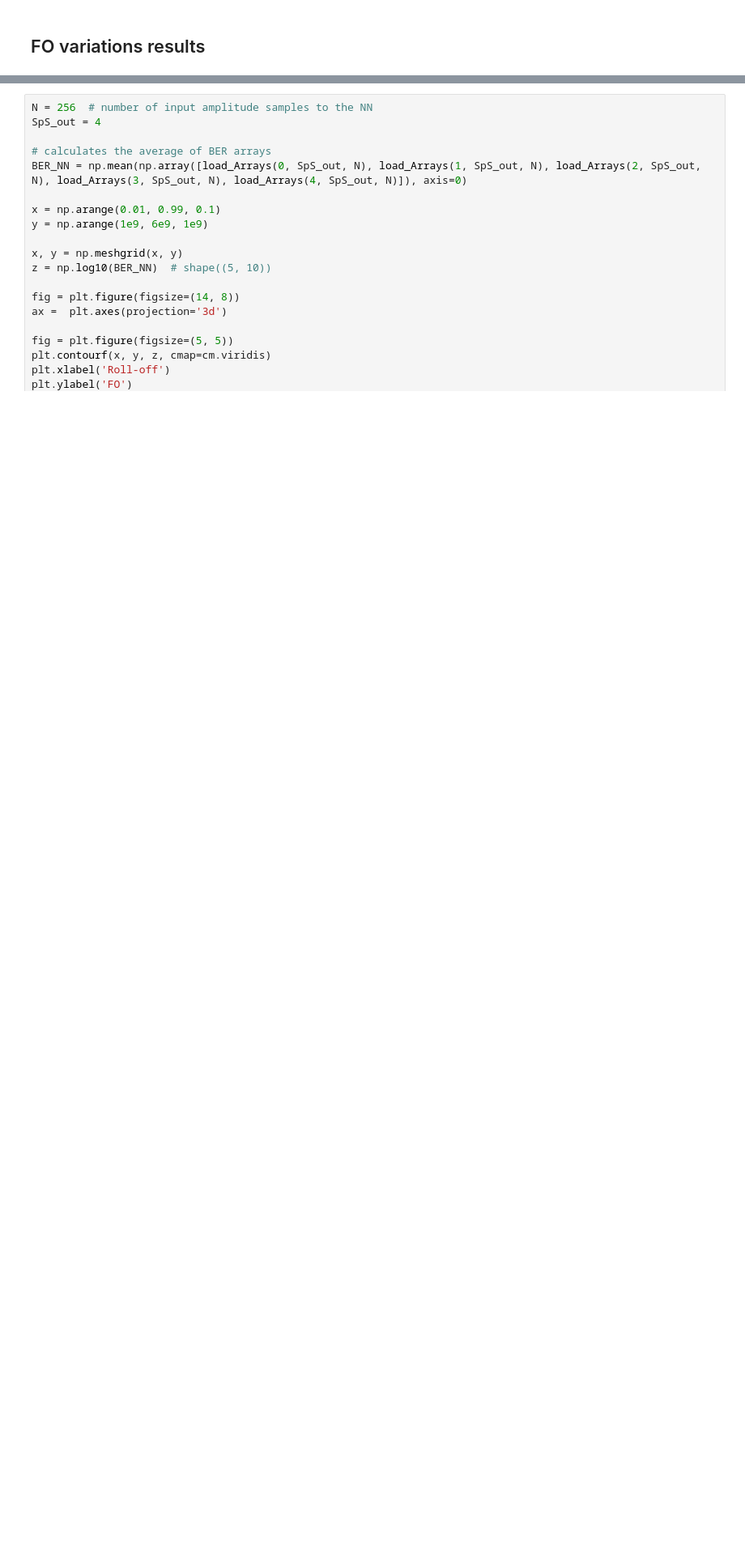
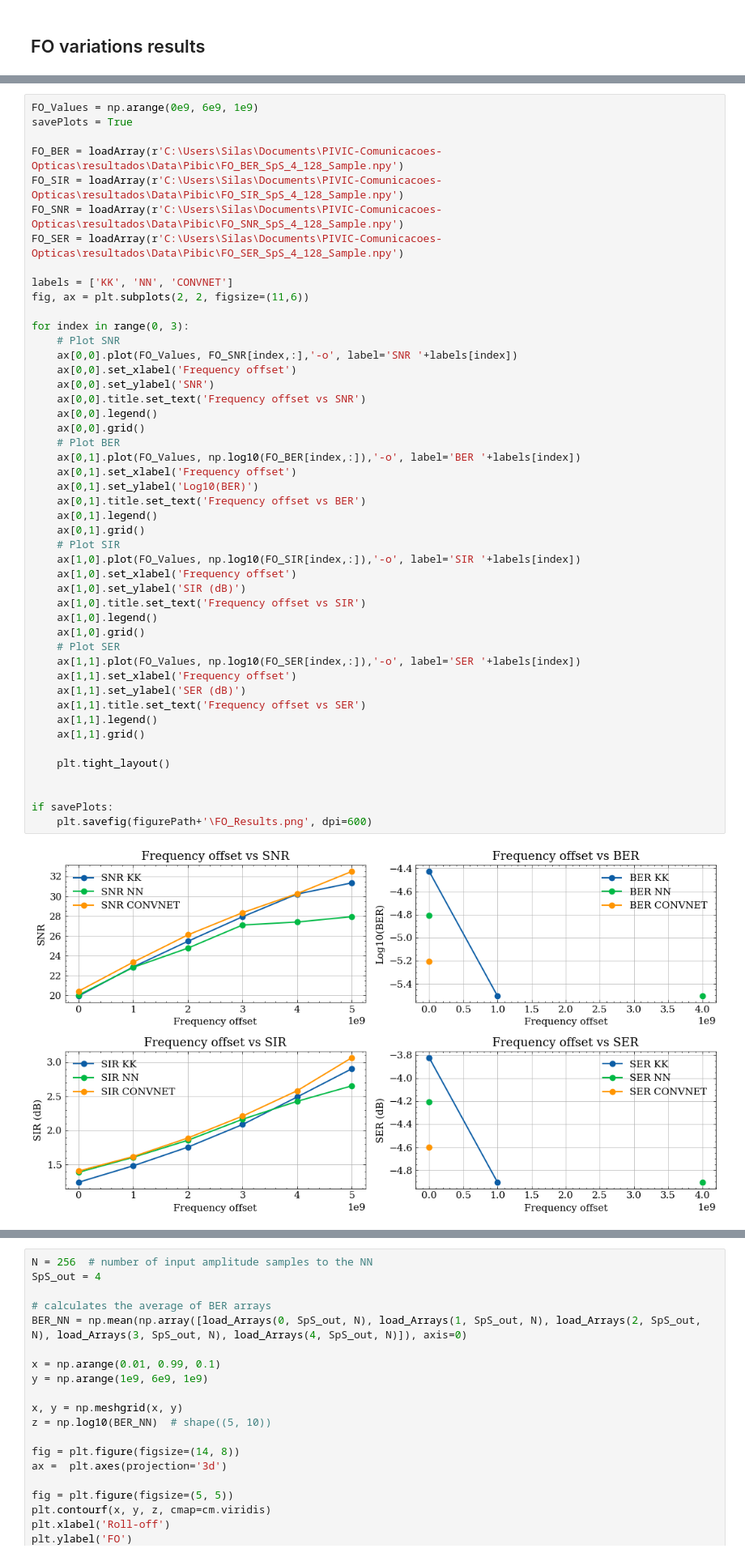
Before and after one commit to silasabs/PIVIC-PIBIC-Comunicacoes-Opticas, a Jupyter notebook: jupyter notebooks/Results_PhaseRetrieval.ipynb, the cells around one changed output, grey strips where cells are left out. Shown at 81% size. Drawn from its saved outputs; the diff is of its cells as text; blank space fills up the shorter version.

```diff
--- a/jupyter notebooks/Results_PhaseRetrieval.ipynb
+++ b/jupyter notebooks/Results_PhaseRetrieval.ipynb
@@ -122,2 +126,51 @@ if savePlots:
+# %%
+FO_Values = np.arange(0e9, 6e9, 1e9)
+savePlots = True
+
+FO_BER = loadArray(r'C:\Users\Silas\Documents\PIVIC-Comunicacoes-Opticas\resultados\Data\Pibic\FO_BER_SpS_4_128_Sample.npy')
+FO_SIR = loadArray(r'C:\Users\Silas\Documents\PIVIC-Comunicacoes-Opticas\resultados\Data\Pibic\FO_SIR_SpS_4_128_Sample.npy')
+FO_SNR = loadArray(r'C:\Users\Silas\Documents\PIVIC-Comunicacoes-Opticas\resultados\Data\Pibic\FO_SNR_SpS_4_128_Sample.npy')
+FO_SER = loadArray(r'C:\Users\Silas\Documents\PIVIC-Comunicacoes-Opticas\resultados\Data\Pibic\FO_SER_SpS_4_128_Sample.npy')
+
+labels = ['KK', 'NN', 'CONVNET']
+fig, ax = plt.subplots(2, 2, figsize=(11,6))
+
+for index in range(0, 3):
+    # Plot SNR
+    ax[0,0].plot(FO_Values, FO_SNR[index,:],'-o', label='SNR '+labels[index])
+    ax[0,0].set_xlabel('Frequency offset')
+    ax[0,0].set_ylabel('SNR')
+    ax[0,0].title.set_text('Frequency offset vs SNR')
+    ax[0,0].legend()
+    ax[0,0].grid()
+    # Plot BER
+    ax[0,1].plot(FO_Values, np.log10(FO_BER[index,:]),'-o', label='BER '+labels[index])
+    ax[0,1].set_xlabel('Frequency offset')
+    ax[0,1].set_ylabel('Log10(BER)')
+    ax[0,1].title.set_text('Frequency offset vs BER')
+    ax[0,1].legend()
+    ax[0,1].grid()
+    # Plot SIR
+    ax[1,0].plot(FO_Values, np.log10(FO_SIR[index,:]),'-o', label='SIR '+labels[index])
+    ax[1,0].set_xlabel('Frequency offset')
+    ax[1,0].set_ylabel('SIR (dB)')
+    ax[1,0].title.set_text('Frequency offset vs SIR')
+    ax[1,0].legend()
+    ax[1,0].grid()
+    # Plot SER
+    ax[1,1].plot(FO_Values, np.log10(FO_SER[index,:]),'-o', label='SER '+labels[index])
+    ax[1,1].set_xlabel('Frequency offset')
+    ax[1,1].set_ylabel('SER (dB)')
+    ax[1,1].title.set_text('Frequency offset vs SER')
+    ax[1,1].legend()
+    ax[1,1].grid()
+
+    plt.tight_layout()
+
+
+if savePlots:
+    plt.savefig(figurePath+'\FO_Results.png', dpi=600)
+# %% [output]
+[figure, added]
 # %%
 SNR = loadArray(r'C:\Users\Silas\Documents\PIVIC-Comunicacoes-Opticas\resultados\DataSNR_SpS_4_128_Sample.npy')
```
Also changed, not shown: parts of 5 cells of this notebook.
